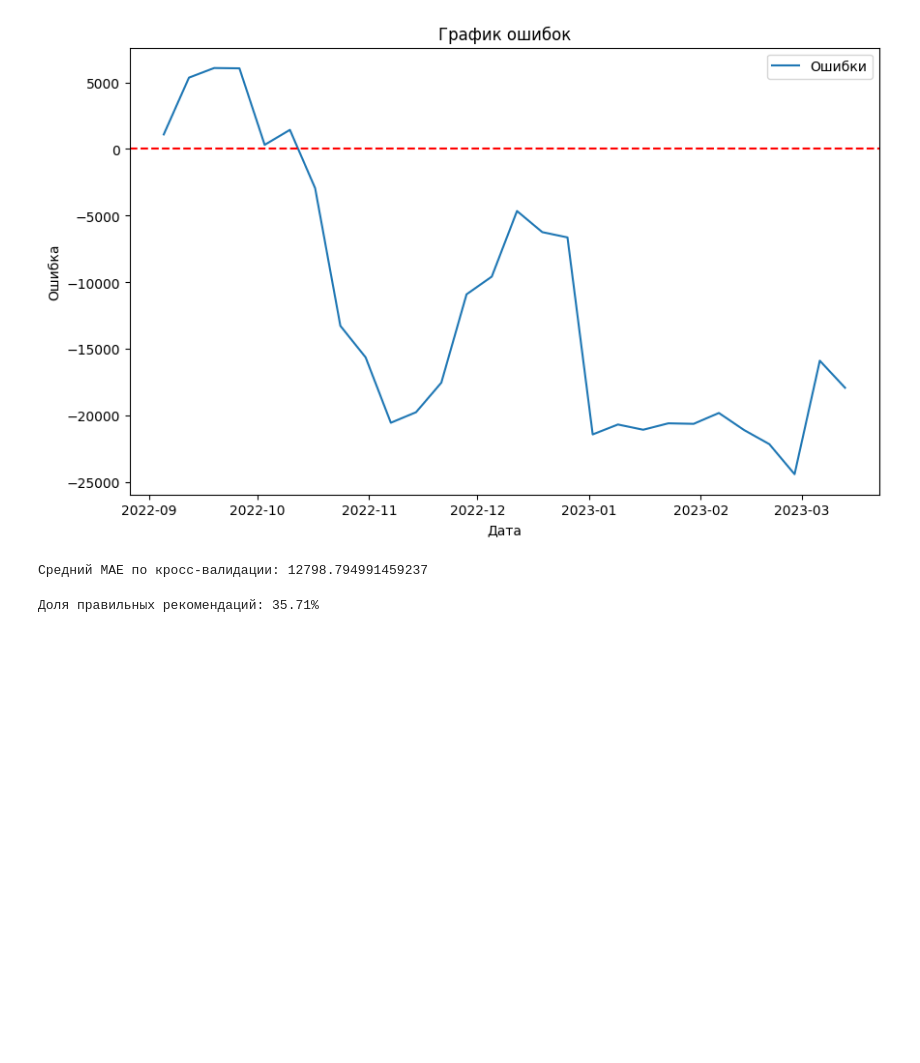
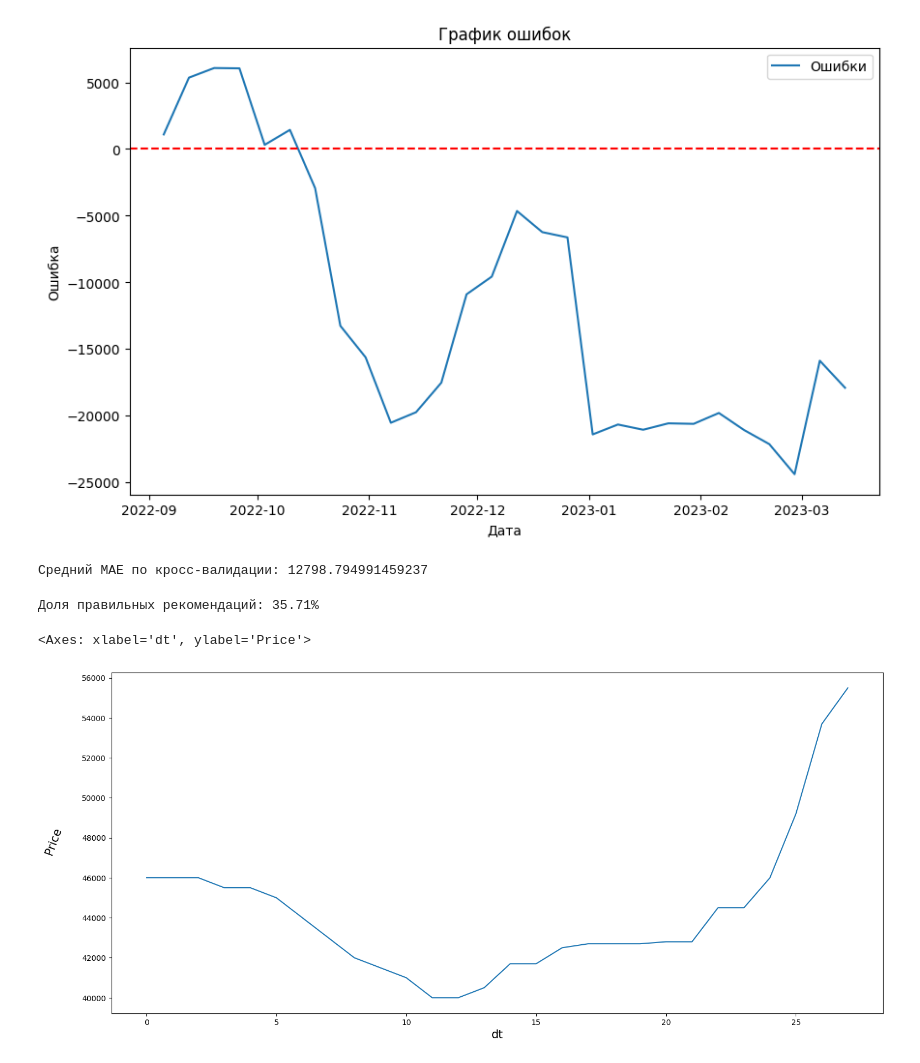
Before and after one commit to tmwsw/MGC, a Jupyter notebook: main.ipynb, the cells around one changed output. Saved outputs shown, nothing was run; the diff lists cells and outputs as text; code cells hidden in the pictures; blank space fills up the shorter version.

```diff
--- a/main.ipynb
+++ b/main.ipynb
@@ -263,3 +263,11 @@ accuracy = test_data["recommendation_correct"].mean()
 print(f"Доля правильных рекомендаций: {accuracy * 100:.2f}%")
 # %% [output]
 Доля правильных рекомендаций: 35.71%
+# %%
+plt.figure(figsize=(18, 8))
+plt.xlabel('dt', fontsize=15)
+plt.ylabel('Price', rotation=70, labelpad=30, fontsize=15)
+test_data["Price"].plot()
+# %% [output]
+<Axes: xlabel='dt', ylabel='Price'>
+[figure, added]
```
Also changed, not shown: parts of 1 cell of this notebook, 6 other files.
